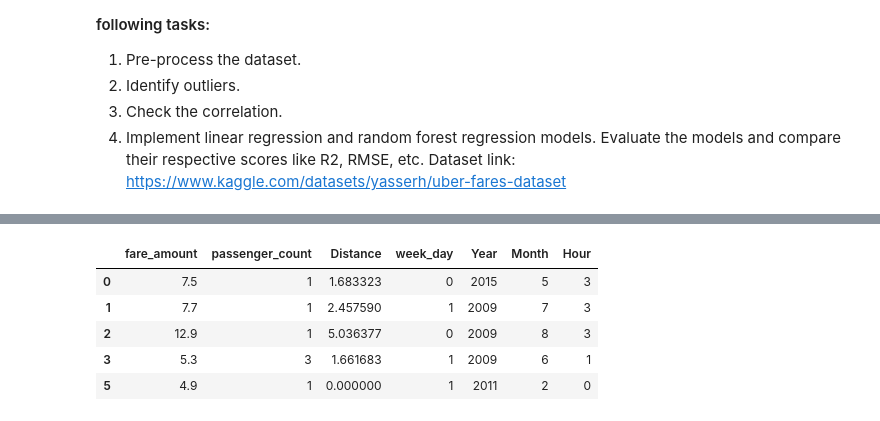
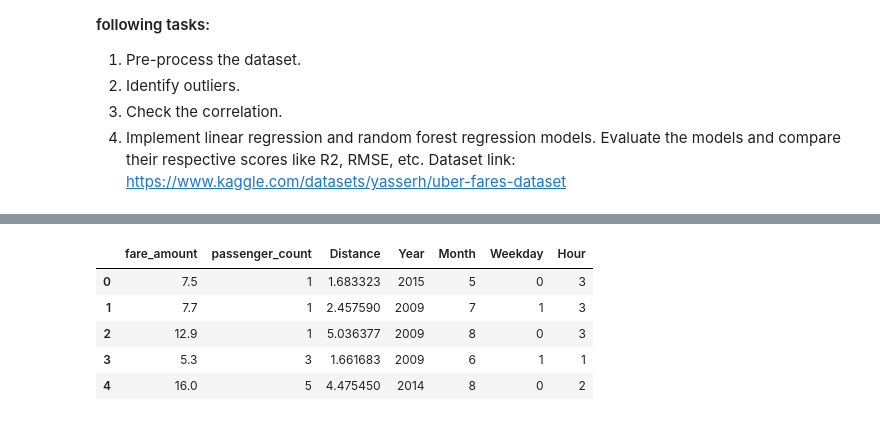
Before and after one commit to NaveedMalik91/Sppu_BE_CS_LP-3, a Jupyter notebook: LP-3(ML)/Assignment-1/Assignment-1.ipynb, the cells around one changed output, grey strips where cells are left out. Drawn from its saved outputs; the diff is of its cells as text; code cells hidden in the pictures.

```diff
--- a/LP-3(ML)/Assignment-1/Assignment-1.ipynb
+++ b/LP-3(ML)/Assignment-1/Assignment-1.ipynb
@@ -113,4 +15,0 @@ dtype: int64
-# %%
-#Drop the rows with missing values
-df.dropna(inplace=True)
-df.isnull().sum()
@@ -223,13 +16,3 @@ sns.boxplot(data=df,x='fare_amount')
-# %%
-#Extract date and time features from pickup_datetime
-df['pickup_datetime'] = pd.to_datetime(df['pickup_datetime'])
-df['week_day'] = df['pickup_datetime'].dt.day_name()
-df['Year'] = df['pickup_datetime'].dt.year
-df['Month'] = df['pickup_datetime'].dt.month
-df['Hour'] = df['pickup_datetime'].dt.hour
-# %%
-# Prepare the data for model training, drop the unnecessary columns
-df.drop(columns=['pickup_datetime','pickup_latitude','pickup_longitude','dropoff_latitude','dropoff_longitude'],inplace=True)
 # %%
 df.head()
 # %% [output]
@@ -241,0 +92,2 @@ df.head()
+# %%
+df.dropna(how="any",inplace=True)
@@ -242,28 +134,38 @@ df.head()
 # %%
-#Convert categorical values into numbers for model training
+#Extract the weekday, year, day, month and hour of the ride
+df["Year"] = df["pickup_datetime"].dt.year
+df["Month"]=df["pickup_datetime"].dt.month
+df["Weekday"]=df["pickup_datetime"].dt.day_name()
+df["Hour"]=df["pickup_datetime"].dt.hour
+
+#Convert the weekdays categorical values into numbers
 temp = df.copy()
+def convert_weekday(day):
+    if day in ["Monday","Tuesday","Wednesday","Thursday"]:
+        return 0
+    return 1
 
-def convert_week_day(day):
-    if day in ['Monday','Tuesday','Wednesday','Thursday']:
-        return 0 # Weekday
-    return 1 # Weekend
-
-def convert_hour(hour):
-    if 5 <= hour <= 12:
+#Convert hours into a range of values
+def convert_hours(hour):
+    if 5<=hour<=12:
         return 1
-    elif 12 < hour <= 17:
+    elif 12< hour<=17:
         return 2
-    elif 17 < hour < 24:
+    elif 17< hour< 24:
         return 3
     return 0
+temp["Hour"] = temp["Hour"].apply(convert_hours)
+temp["Weekday"] = temp["Weekday"].apply(convert_weekday)
+df = temp
 
-df['week_day'] = temp['week_day'].apply(convert_week_day)
-df['Hour'] = temp['Hour'].apply(convert_hour)
+
+#Drop pickup datetime column from the data frame
+df = df.drop(["pickup_datetime"],axis=1)
 df.head()
 # %% [output]
-|  | fare_amount | passenger_count | Distance | week_day | Year | Month | Hour |
-| 0 | 7.5 | 1 | 1.683323 | 0 | 2015 | 5 | 3 |
-| 1 | 7.7 | 1 | 2.457590 | 1 | 2009 | 7 | 3 |
-| 2 | 12.9 | 1 | 5.036377 | 0 | 2009 | 8 | 3 |
-| 3 | 5.3 | 3 | 1.661683 | 1 | 2009 | 6 | 1 |
-| 5 | 4.9 | 1 | 0.000000 | 1 | 2011 | 2 | 0 |
+|  | fare_amount | passenger_count | Distance | Year | Month | Weekday | Hour |
+| 0 | 7.5 | 1 | 1.683323 | 2015 | 5 | 0 | 3 |
+| 1 | 7.7 | 1 | 2.457590 | 2009 | 7 | 1 | 3 |
+| 2 | 12.9 | 1 | 5.036377 | 2009 | 8 | 0 | 3 |
+| 3 | 5.3 | 3 | 1.661683 | 2009 | 6 | 1 | 1 |
+| 4 | 16.0 | 5 | 4.475450 | 2014 | 8 | 0 | 2 |
```
Also changed, not shown: parts of 43 cells of this notebook.
